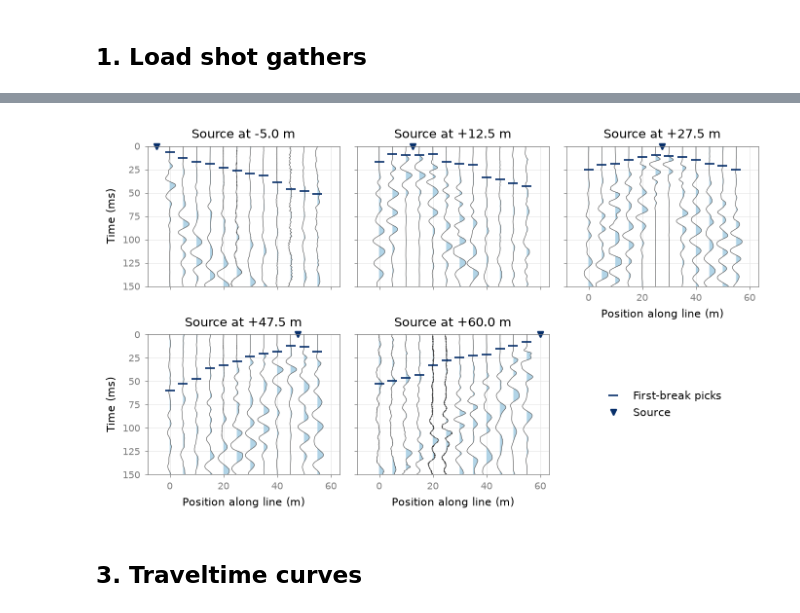
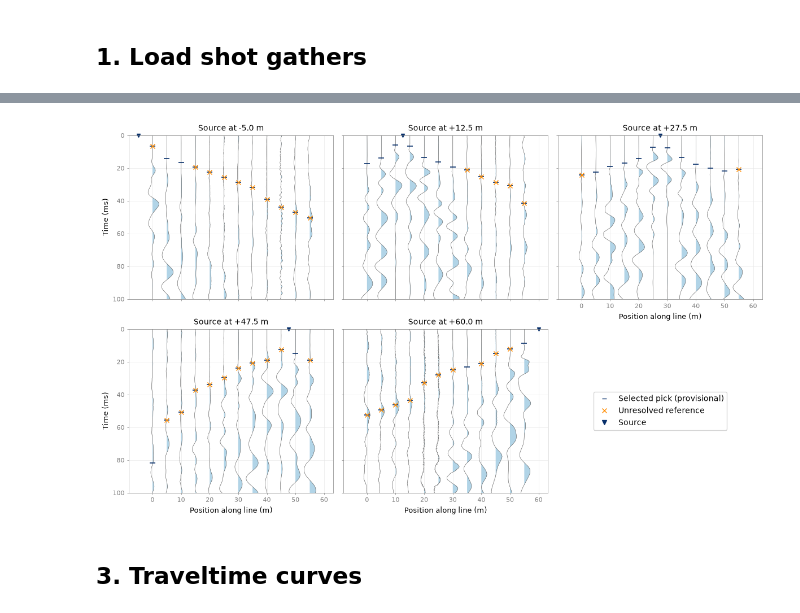
Before and after one commit to oscar-rincon/seismic-refraction-analysis, a Jupyter notebook: L1_RF_analysis.ipynb, the cells around one changed output, grey strips where cells are left out. Saved outputs shown, nothing was run; the diff lists cells and outputs as text; code cells hidden in the pictures.

```diff
--- a/L1_RF_analysis.ipynb
+++ b/L1_RF_analysis.ipynb
@@ -60,6 +56,8 @@ INTERPRETATION_FIG = "L1/L1_joint_interpretation.png"
 ## 1. Load shot gathers
 # %%
 gathers = seg2_io.read_line(DATA_FOLDER, source_x_overrides=SOURCE_X_OVERRIDES)
+if RESTACK_ALIGNED:
+    gathers = restack_line(gathers, DATA_FOLDER, HIT_PATTERNS)
 # %% [output]
 Read 5 shot gathers from L1/RF:
   2026-10-08_RF_-5m.dat: source at -5.0 m, 12 receivers (0.0-55.0 m), 4096 samples at 8000 Hz
@@ -72,11 +77,10 @@ Read 5 shot gathers from L1/RF:
 # %%
-picks = refraction.pick_line(
-    gathers,
-    overrides=PICK_OVERRIDES,
-    v_min=PICK_V_MIN,
-    v_max=PICK_V_MAX,
-    noise_window=PICK_NOISE_WINDOW,
-    threshold=PICK_THRESHOLD,
+reference_picks = refraction.pick_line(
+    gathers, v_min=PICK_V_MIN, v_max=PICK_V_MAX,
+    noise_window=PICK_NOISE_WINDOW, threshold=PICK_THRESHOLD,
 )
-refraction.picks_table(gathers, picks)
+picks, pick_diagnostics = select_refined_picks(gathers, reference_picks, overrides=PICK_OVERRIDES)
+pick_diagnostics.to_csv(RESULT_FOLDER / "first_break_review.csv", index=False)
+print(pick_diagnostics.selection_method.value_counts().to_string())
+print(f"{pick_diagnostics.needs_review.sum()} unresolved picks (orange) need visual review.")
 # %% [output]
@@ -96,19 +91,30 @@ refraction.picks_table(gathers, picks)
 # %%
-plotting.plot_all_gathers(
-    gathers, t_max=0.15, picks_per_shot=picks,
-    ncols=3, width=7.0, panel_aspect=0.9, fontsize=8,
+pick_overview = plotting.plot_all_gathers(
+    gathers, t_max=0.10, picks_per_shot=picks,
+    ncols=3, width=12.0, panel_aspect=0.9, fontsize=9,
     scale=0.45,                 # wiggle amplitude (fraction of trace spacing)
     fill_color="#9ecae1", fill_alpha=0.8,
     line_color="#4d4d4d", line_width=0.4,
     pick_color="#08306b", pick_size=7, source_size=5,
     axis_color="#7f7f7f",       # spines, tick marks, tick values
     label_color="k",            # axis labels and titles
     grid_color="#e5e5e5",       # None removes the grid
     legend_loc="center",        # position inside the spare slot
 )
+for i, (gather, ax) in enumerate(zip(gathers, pick_overview.axes)):
+    rows = pick_diagnostics[pick_diagnostics.shot_index == i]
+    uncertain = rows.needs_review.to_numpy() & np.isfinite(picks[i])
+    ax.plot(gather.receiver_x[uncertain], np.asarray(picks[i])[uncertain]*1000,
+            'x', color='darkorange', ms=6, label='Unresolved reference')
+from matplotlib.lines import Line2D
+pick_overview.axes[-1].legend(handles=[
+    Line2D([], [], color='#08306b', marker='_', ls='', label='Selected pick (provisional)'),
+    Line2D([], [], color='darkorange', marker='x', ls='', label='Unresolved reference'),
+    Line2D([], [], color='#08306b', marker='v', ls='', label='Source')], loc='center')
+pick_overview.savefig(RESULT_FOLDER / 'first_break_overview.png', dpi=180, bbox_inches='tight')
 plt.show()
 # %% [output]
-[figure, old version]
+[figure, new version]
 # %% [markdown]
 ## 3. Traveltime curves
 # %%
```
Also changed, not shown: parts of 29 cells of this notebook, 58 other files.
